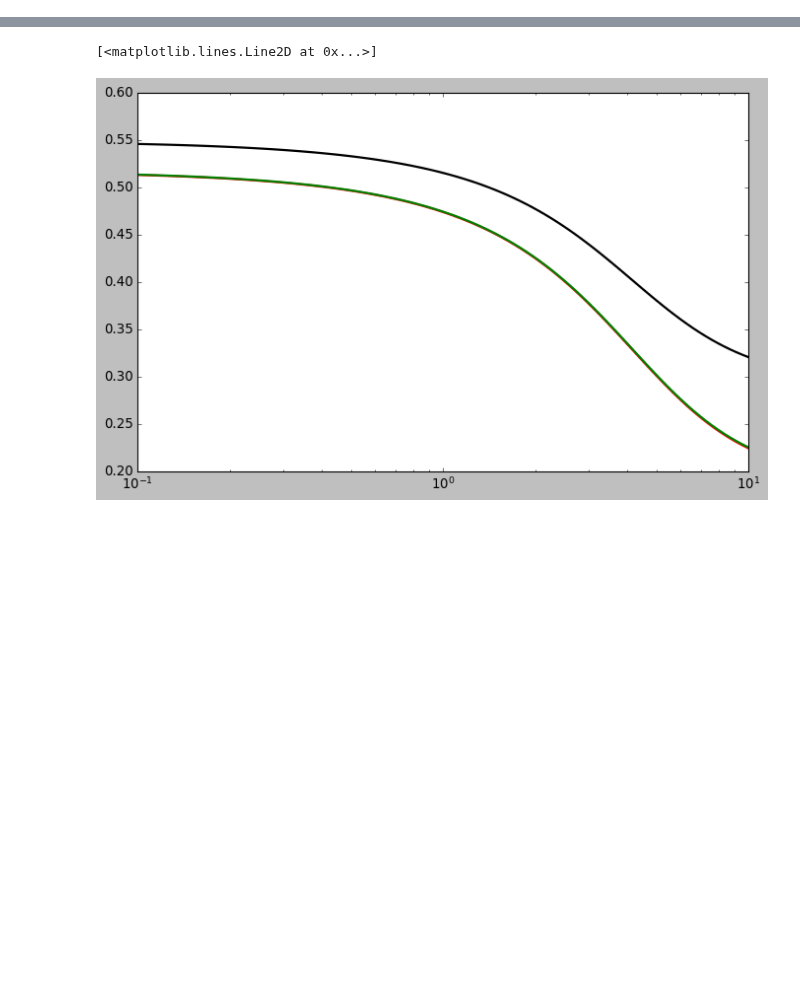
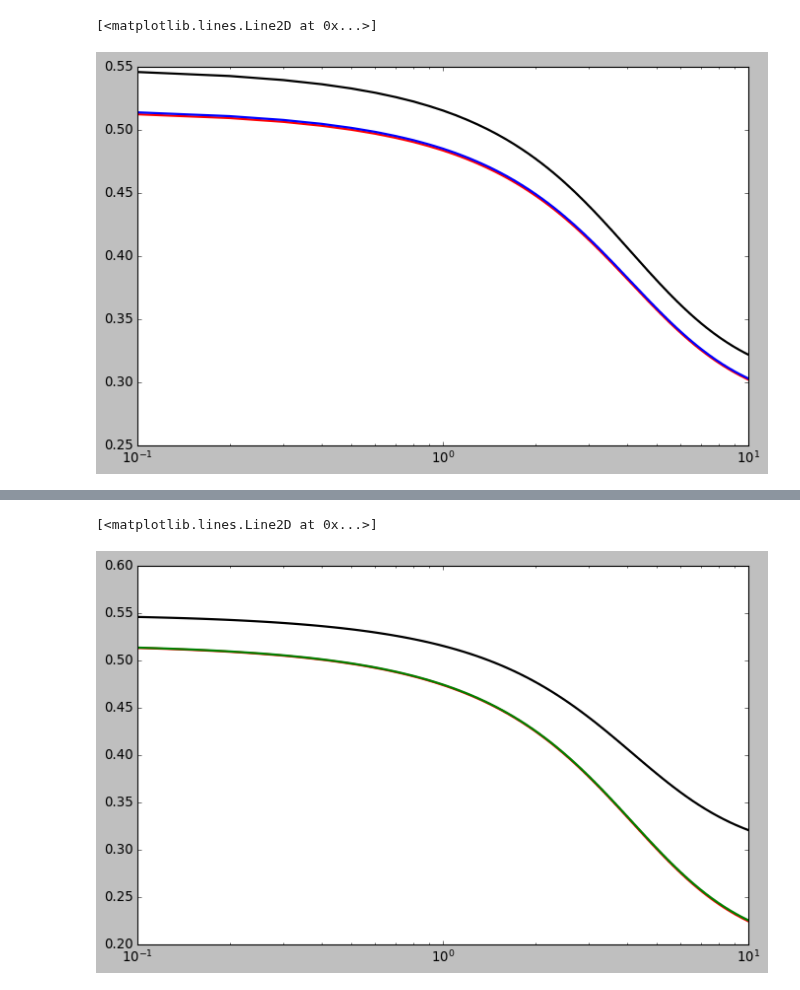
Before and after one commit to SaeedAnsarifard/NeuMod, a Jupyter notebook: Tutorial_ULDM_2.ipynb, the cells around one changed output, grey strips where cells are left out. Cells and saved outputs as stored; diff of their text form; code cells hidden in the pictures; blank space fills up the shorter version.

```diff
--- a/Tutorial_ULDM_2.ipynb
+++ b/Tutorial_ULDM_2.ipynb
@@ -2,13 +2,12 @@
 import numpy as np
 import pandas as pd
 import matplotlib.pyplot as plt
-from scipy.special import jn
 
 import warnings
 warnings.filterwarnings('ignore')
 
 from framework_pkg.framework import FrameWork
-from framework_pkg.survival_probablity import ULDM, MSW
+from framework_pkg.survival_probablity import MSW
 
 plt.rcParams['text.usetex']=True
 plt.style.use('classic')
@@ -16,14 +15,23 @@ plt.style.use('classic')
 param ={'SinT12'  : 0.308 ,
         'T13'  : 8.57,
         'mu1'  : 0.,
-        'mu2'  : 2, #0-1 # 1 is corresponding to 10^-7 GeV^-1
+        'mu2'  : 0.,
         'mu3'  : 0.  ,
-        'mdm'  : 0.001, #in 10^-18 eV
-        'alpha': 0.  ,  #0-pi
-        'eps'       : 0.  , #0-1
-        'alpha_eps' : 0.  , #0-pi in degrees
+        'mdm'  : 5e-2 ,
+        'alpha': 0.  ,
+        'eps' : 0.  ,
+        'alpha_eps' : 0.  ,
         'M12'  : 6.9e-5 }
 
 
+frame_predicted_total_signal  = FrameWork(threshold=4.5,
+                                        efficiency_correction=True,
+                                        resolution_correction=False,
+                                    )
 
+msw_signal_fraction = frame_predicted_total_signal.__getitem__(param)
+
+#p_msw = np.mean(frame_predicted_total_signal.p_msw,axis=0)
+
+data = np.loadtxt('./Data/modulation_data.txt')
 annual_data = np.array(pd.read_csv('./Data/plot-data.csv'))
@@ -29,0 +80,16 @@ annual_data = np.array(pd.read_csv('./Data/plot-data.csv'))
+# %%
+plt.figure(figsize=(10,6))
+plt.xscale('log')
+#plt.ylim(0.2,0.6)
+
+plt.xlim(0.1,10)
+
+plt.plot(frame_predicted_total_signal.energy_nu, np.mean(p_msw,axis=0), lw=2,ls='-',color='k')
+plt.plot(frame_predicted_total_signal.energy_nu, np.mean(p_ee,axis=0), lw=2,ls='-',color='r')
+plt.plot(frame_predicted_total_signal.energy_nu, np.mean(p_ee_exact,axis=0),lw=2,ls='-',color='b')
+
+
+#plt.plot(frame_predicted_total_signal.energy_nu, np.min(p_ee,axis=0),lw=2,ls='-')
+# %% [output]
+[<matplotlib.lines.Line2D at 0x...>]
+[figure, added]
```
Also changed, not shown: parts of 6 cells of this notebook, 14 other files.
